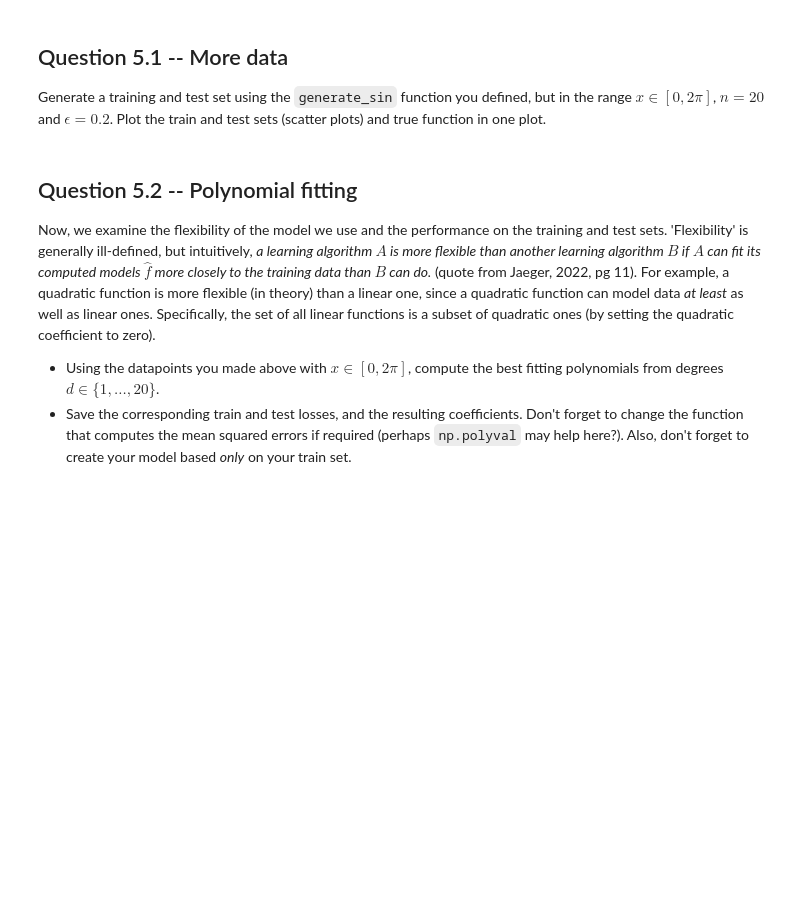
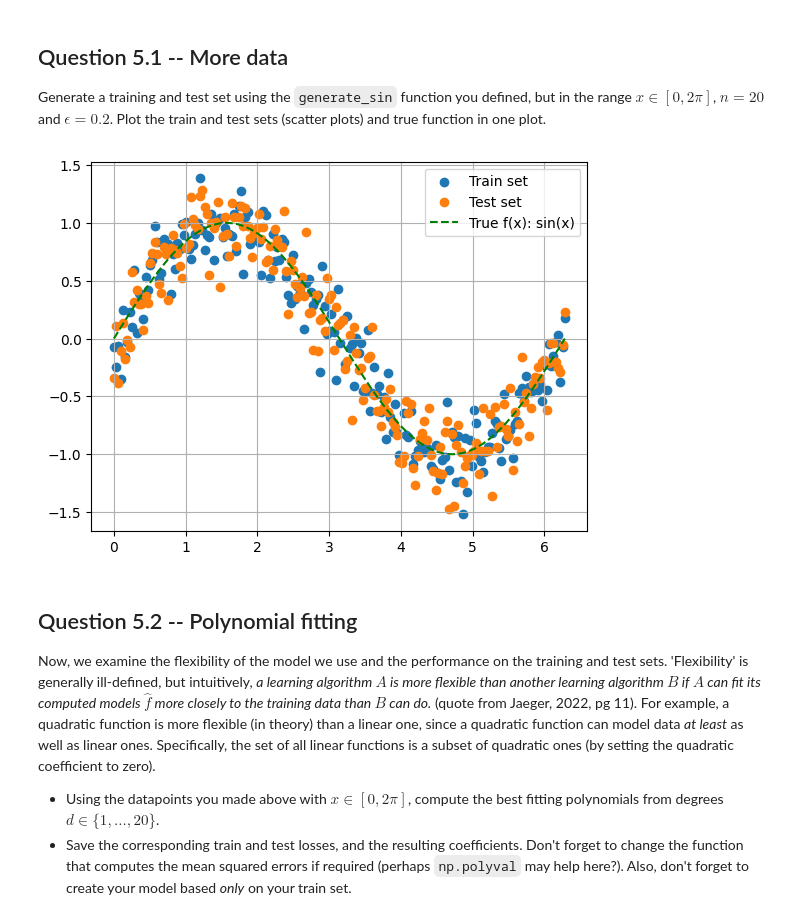
Before and after one commit to TomasAMG7/TMDL_Assignment, a Jupyter notebook: TMDL_2024_25_Assignment_1,_Qs_only(1).ipynb, the cells around one changed output. Drawn from its saved outputs; the diff is of its cells as text; code cells hidden in the pictures; blank space fills up the shorter version.

```diff
--- a/TMDL_2024_25_Assignment_1,_Qs_only(1).ipynb
+++ b/TMDL_2024_25_Assignment_1,_Qs_only(1).ipynb
@@ -259,21 +265,25 @@ Try out different values of $n$ and $\epsilon$. How does each one affect the per
 Generate a training and test set using the `generate_sin` function you defined, but in the range $x\in[0,2\pi]$, $n=20$ and $\epsilon=0.2$. Plot the train and test sets (scatter plots) and true function in one plot.
 # %%
 # TODO: generate new data and plot
-n_samples = ...
-x = ...
-y_train = ...
-y_test = ...
+n_samples = 200
 
-x_pure = ...
-y_pure = ...
+x = np.linspace(0,2 * np.pi, n_samples)
 
-plt.scatter(..., label="Train set")
-plt.scatter(..., label="Test set")
+y_train = generate_sin(x, 0.2)
+y_test = generate_sin(x, 0.2)
 
-plt.plot(..., label="True f(x): sin(x)")
+x_pure = np.linspace(0, 2 * np.pi, 100)
+y_pure = np.sin(x_pure)
+
+plt.scatter(x, y_train, label="Train set")
+plt.scatter(x, y_test, label="Test set")
+
+plt.plot(x_pure, y_pure, label="True f(x): sin(x)", color= 'green', linestyle='dashed')
 plt.grid()
 plt.legend()
 plt.show()
+# %% [output]
+[figure, added]
 # %% [markdown]
 ## Question 5.2 -- Polynomial fitting
 
```
Also changed, not shown: parts of 17 cells of this notebook.
